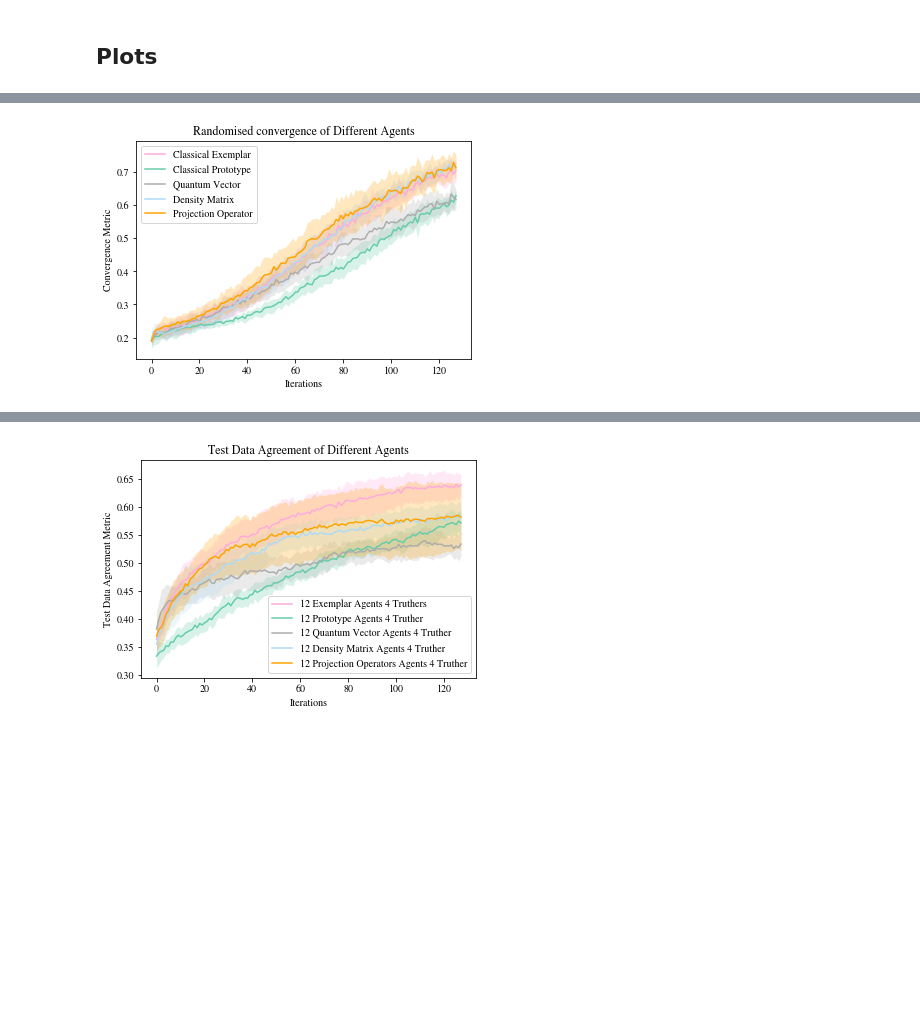
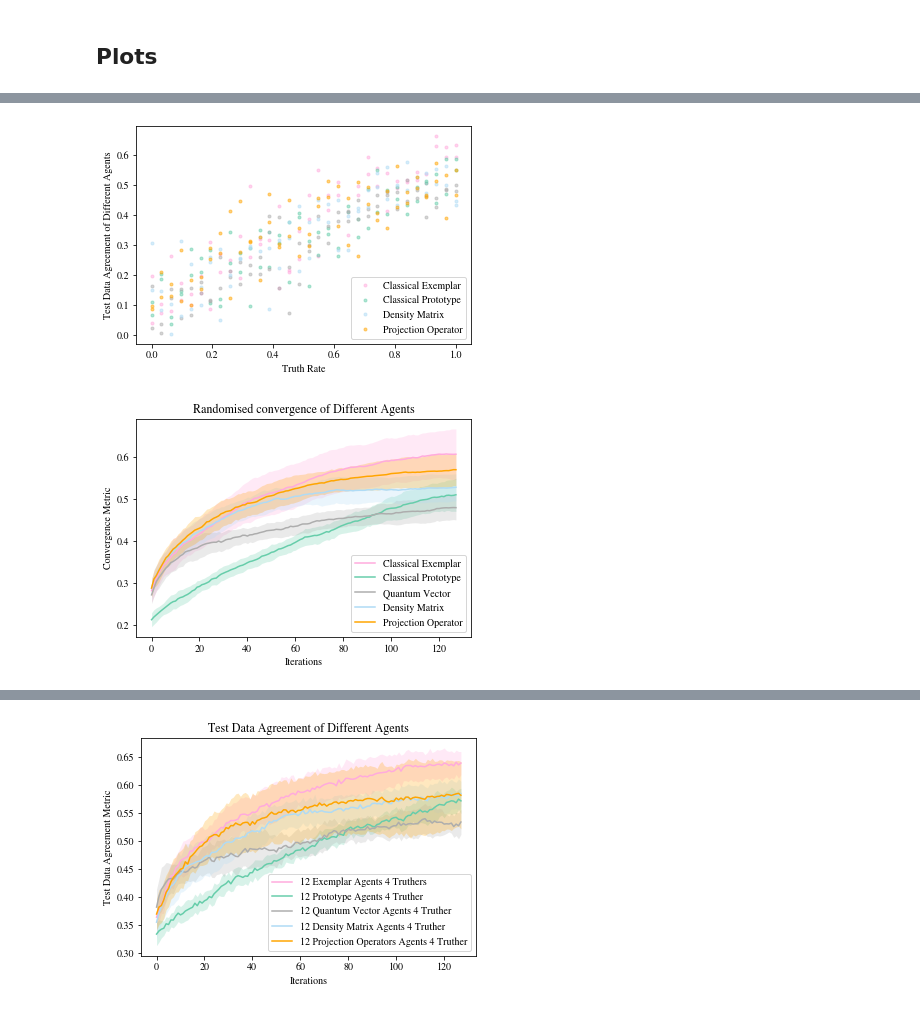
Before and after one commit to DanGorringe/distColConceptLearning_ematm5000, a Jupyter notebook: main.ipynb, the cells around one changed output, grey strips where cells are left out. Drawn from its saved outputs; the diff is of its cells as text; code cells hidden in the pictures; blank space fills up the shorter version.

```diff
--- a/main.ipynb
+++ b/main.ipynb
@@ -880,15 +821,0 @@ plt.show()
-# %%
-# Truths
-l = ['blue','green','red','orange','yellow','purple']
-PltWholeGame('Complete Random',millenialPink,nDifferentGames=128,nIterations=128,aArgs={'a':0.12,'ratioValue':0},Metric=RandomAccuracyMetric,RAA=RAA_mg)
-PltWholeGame('Half Truth',mediumAquamarine,nDifferentGames=128,nIterations=128,aArgs={'a':0.12,'ratioValue':0.5},Metric=RandomAccuracyMetric,RAA=RAA_mg)
-PltWholeGame('Full Truth',orange,nDifferentGames=128,nIterations=128,aArgs={'a':0.12,'ratioValue':1},Metric=RandomAccuracyMetric,RAA=RAA_mg)
-plt.xlabel('Iterations')
-plt.ylabel('Convergence Metric')
-plt.title('Randomised convergence of Prototype Misra-Gries Agents')
-plt.legend()
-plt.savefig('./Images/truthPlot_mg.pdf')
-plt.show()
-# Plot point where cross with complete random?
-# More games to see if full truth is truly detrimental long term
-# 45 mins for 256 iterations
@@ -1542,12 +1440,0 @@ plt.show()
-# %%
-def RA_quantum(pf,aArgs={'a':a_quantum,'ratioValue':0},l=l,Y=Y_train):
-    '''
-    Create an agent with a random selection of labels with random exemplars
-    '''
-    a = aArgs['a']
-    return Agent(QuantumAgent(LA=RLA(l,pf,aArgs['ratioValue'],Y),a=a),pf=pf)
-
-#Random Agent Array
-def RAA_quantum(pf,N=5,aArgs={'a':a_quantum,'ratioValue':0},l=l,Y=Y_train):
-    agents = [RA_quantum(pf,aArgs,l,Y) for i in range(N)] # an array of N random agents
-    return agents
@@ -1588,19 +1496,38 @@ results_pt = np.array([np.array(WholeGame(nDifferentGames=ng,aArgs={'a':a_protot
 results_qvt = np.array([np.array(WholeGame(nDifferentGames=ng,aArgs={'a':a_quantumv,'ratioValue':i},RAA=RAA_quantumv,Metric=TestingAccuracy,X_test=Y_test[:100],metricAll=False))[:,-1] for i in tqdm(ls)])
 results_dmt = np.array([np.array(WholeGame(nDifferentGames=ng,aArgs={'a':a_quantum,'ratioValue':i},RAA=RAA_quantum_dm,Metric=TestingAccuracy,X_test=Y_test[:100],metricAll=False))[:,-1] for i in tqdm(ls)])
 results_qt = np.array([np.array(WholeGame(nDifferentGames=ng,aArgs={'a':a_quantum,'ratioValue':i},RAA=RAA_quantum,Metric=TestingAccuracy,X_test=Y_test[:100],metricAll=False))[:,-1] for i in tqdm(ls)])
+# %%
+plt.plot(ls,results_et,c=millenialPink,linestyle='none',marker='.',alpha=0.5,label='Classical Exemplar')
+#plt.plot(ls,np.mean(results_et,axis=1),label='Classical Exemplar',c=millenialPink)
+plt.plot(ls,results_pt,c=mediumAquamarine,linestyle='none',marker='.',alpha=0.5,label='Classical Prototype')
+#plt.plot(ls,np.mean(results_pt,axis=1),label='Classical Prototype',c=mediumAquamarine)
+plt.plot(ls,results_qvt,c=grey,linestyle='none',marker='.',alpha=0.5,label='Density Matrix')
+#plt.plot(ls,np.mean(results_qvt,axis=1),label='Density Matrix',c=grey)
+plt.plot(ls,results_dmt,c=uranianBlue,linestyle='none',marker='.',alpha=0.5,label='Density Matrix')
+#plt.plot(ls,np.mean(results_dmt,axis=1),label='Density Matrix',c=uranianBlue)
+plt.plot(ls,results_qt,c=orange,linestyle='none',marker='.',alpha=0.5,label='Projection Operator')
+#plt.plot(ls,np.mean(results_qt,axis=1),label='Projection Operator',c=orange)
+plt.xlabel('Truth Rate')
+plt.ylabel('Test Data Agreement of Different Agents')
+handles, labels = plt.gca().get_legend_handles_labels()
+by_label = dict(zip(labels, handles))
+plt.legend(by_label.values(), by_label.keys())
+plt.savefig('./Images/truthConv_grounded_all.pdf')
+plt.show()
+# %% [output]
+[figure, added]
 # %%
-# Nonsense
-# Quantum Comp
-PltWholeGame_prog('Classical Exemplar',millenialPink,aArgs={'a':a_exemplar,'ratioValue':0},Metric=RandomAccuracyMetric)
-PltWholeGame_prog('Classical Prototype',mediumAquamarine,aArgs={'a':a_prototype,'a_sd':a_sd_prototype,'r':[0,0.75],'ratioValue':0},RAA=RAA_bp,Metric=RandomAccuracyMetric)
-PltWholeGame_prog('Quantum Vector',grey,aArgs={'a':a_quantumv,'ratioValue':0},RAA=RAA_quantumv,Metric=RandomAccuracyMetric)
-PltWholeGame_prog('Density Matrix',uranianBlue,aArgs={'a':a_quantum,'ratioValue':0},RAA=RAA_quantum_dm,Metric=RandomAccuracyMetric)
-PltWholeGame_prog('Projection Operator',orange,aArgs={'a':a_quantum,'ratioValue':0},RAA=RAA_quantum,Metric=RandomAccuracyMetric)
+# Convergence on true natural colour cocepts grounded in the data
+PltWholeGame_prog('Classical Exemplar',millenialPink,aArgs={'a':a_exemplar,'ratioValue':1},Metric=TestingAccuracy,X_test=Y_test[:100])
+PltWholeGame_prog('Classical Prototype',mediumAquamarine,aArgs={'a':a_prototype,'a_sd':a_sd_prototype,'r':[0,0.75],'ratioValue':1},RAA=RAA_bp,Metric=TestingAccuracy,X_test=Y_test[:100])
+PltWholeGame_prog('Quantum Vector',grey,aArgs={'a':a_quantumv,'ratioValue':1},RAA=RAA_quantumv,Metric=TestingAccuracy,X_test=Y_test[:100])
+PltWholeGame_prog('Density Matrix',uranianBlue,aArgs={'a':a_quantum,'ratioValue':1},RAA=RAA_quantum_dm,Metric=TestingAccuracy,X_test=Y_test[:100])
+PltWholeGame_prog('Projection Operator',orange,aArgs={'a':a_quantum,'ratioValue':1},RAA=RAA_quantum,Metric=TestingAccuracy,X_test=Y_test[:100])
 plt.xlabel('Iterations')
-plt.ylabel('Convergence Metric')
-plt.title('Randomised convergence of Different Agents')
+plt.ylabel('Test Data Agreement Metric')
+plt.title('Test Data Agreement of Different Agents')
 plt.legend()
-plt.savefig('./Images/nonsense.pdf')
+plt.savefig('./Images/truthComp.pdf')
 plt.show()
 # %% [output]
-[figure, old version]
+[figure, new version]
```
Also changed, not shown: parts of 96 cells of this notebook.
